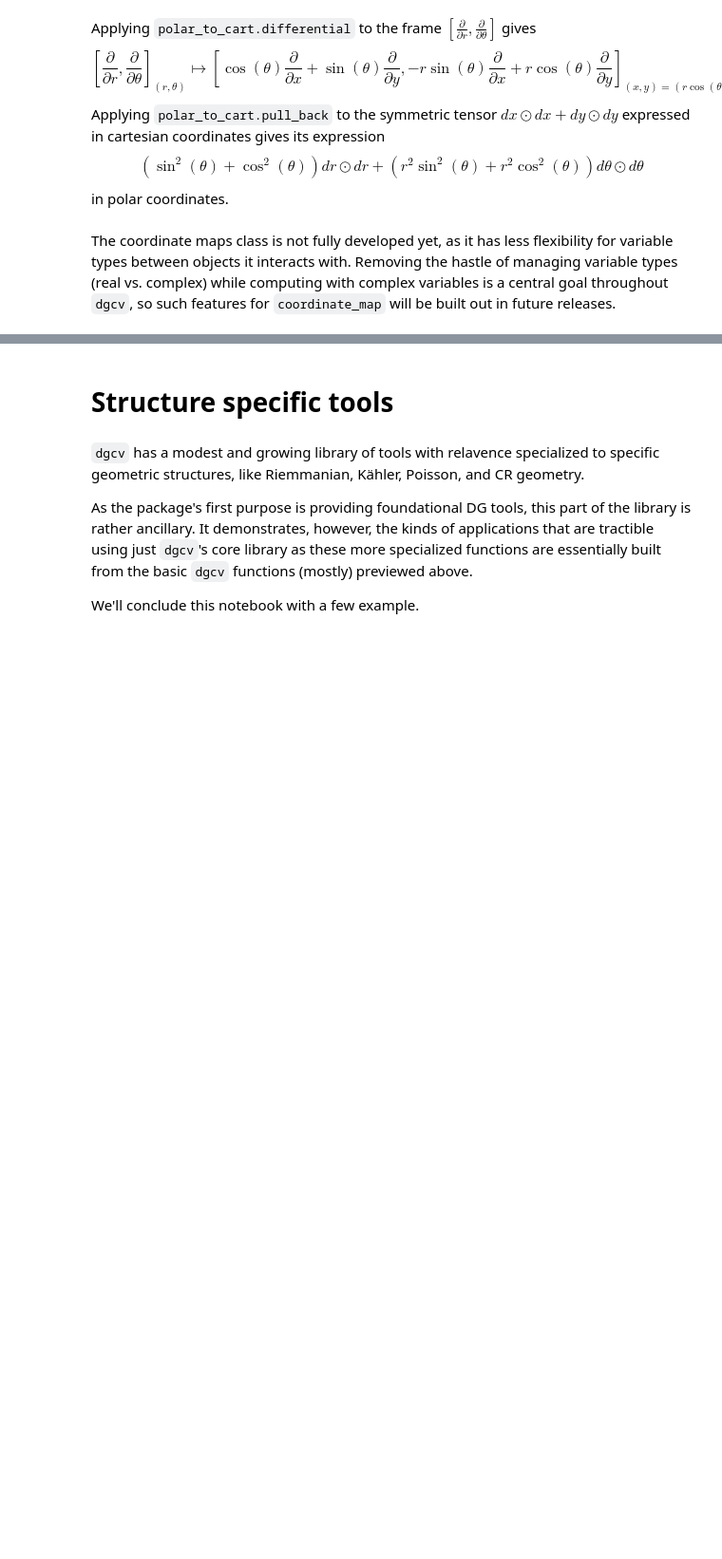
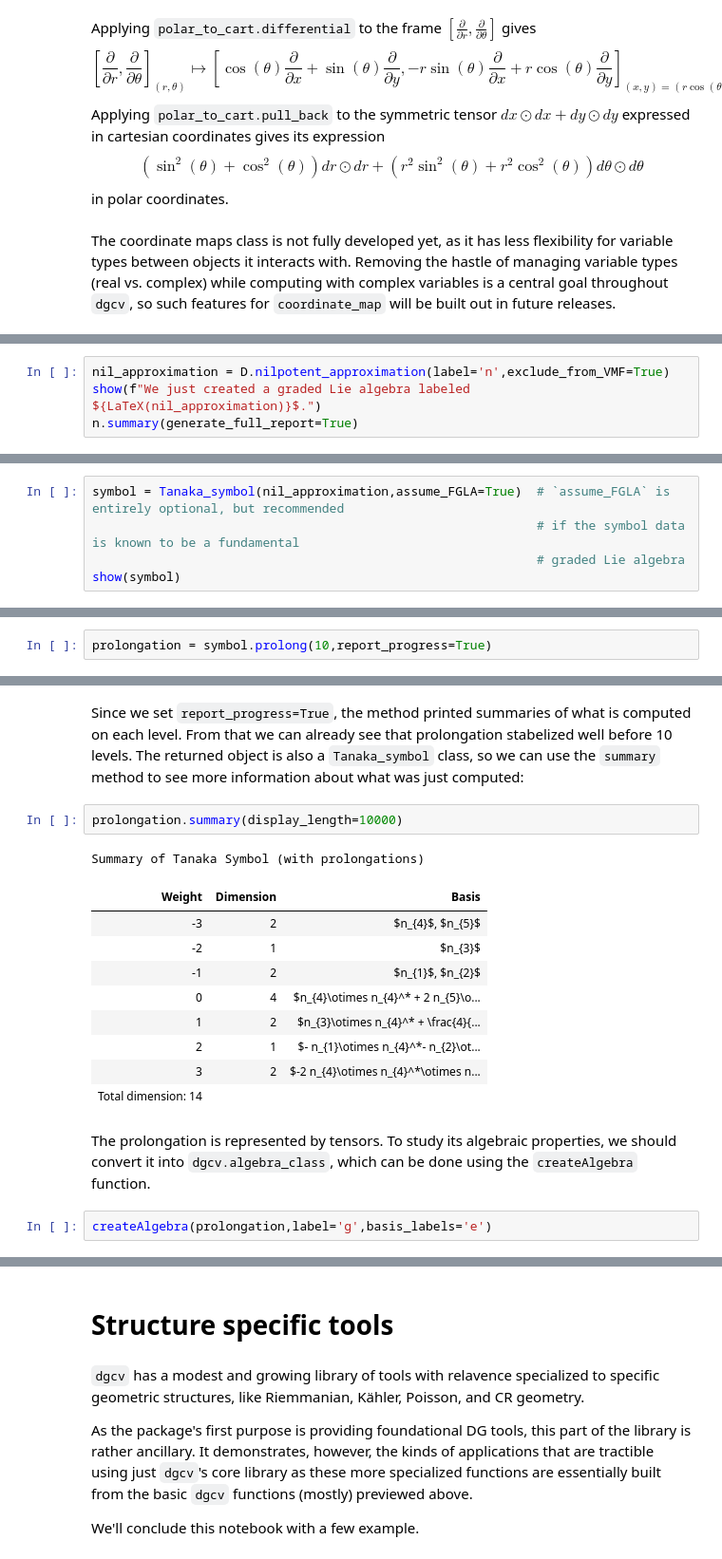
Before and after one commit to YikesItsSykes/DGCV, a Jupyter notebook: tutorials/DGCV_introduction.ipynb, the cells around one changed output, grey strips where cells are left out. Shown at 95% size. Saved outputs shown, nothing was run; the diff lists cells and outputs as text; blank space fills up the shorter version.

```diff
--- a/tutorials/DGCV_introduction.ipynb
+++ b/tutorials/DGCV_introduction.ipynb
@@ -732,0 +827,4 @@ The coordinate maps class is not fully developed yet, as it has less flexibility
+# %%
+nil_approximation = D.nilpotent_approximation(label='n',exclude_from_VMF=True)
+show(f"We just created a graded Lie algebra labeled ${LaTeX(nil_approximation)}$.")
+n.summary(generate_full_report=True)
@@ -732,0 +859,5 @@ The coordinate maps class is not fully developed yet, as it has less flexibility
+# %%
+symbol = Tanaka_symbol(nil_approximation,assume_FGLA=True)  # `assume_FGLA` is entirely optional, but recommended
+                                                            # if the symbol data is known to be a fundamental
+                                                            # graded Lie algebra
+show(symbol)
@@ -732,0 +888,2 @@ The coordinate maps class is not fully developed yet, as it has less flexibility
+# %%
+prolongation = symbol.prolong(10,report_progress=True)
@@ -732,0 +908,19 @@ The coordinate maps class is not fully developed yet, as it has less flexibility
+# %% [markdown]
+Since we set `report_progress=True`, the method printed summaries of what is computed on each level. From that we can already see that prolongation stabelized well before 10 levels. The returned object is also a `Tanaka_symbol` class, so we can use the `summary` method to see more information about what was just computed:
+# %%
+prolongation.summary(display_length=10000)
+# %% [output]
+Summary of Tanaka Symbol (with prolongations)
+| Weight | Dimension | Basis |
+| -3 | 2 | $n_{4}$, $n_{5}$ |
+| -2 | 1 | $n_{3}$ |
+| -1 | 2 | $n_{1}$, $n_{2}$ |
+| 0 | 4 | $n_{4}\otimes n_{4}^* + 2 n_{5}\o... |
+| 1 | 2 | $n_{3}\otimes n_{4}^* + \frac{4}{... |
+| 2 | 1 | $- n_{1}\otimes n_{4}^*- n_{2}\ot... |
+| 3 | 2 | $-2 n_{4}\otimes n_{4}^*\otimes n... |
+| Total dimension: 14 |  |  |
+# %% [markdown]
+The prolongation is represented by tensors. To study its algebraic properties, we should convert it into `dgcv.algebra_class`, which can be done using the `createAlgebra` function.
+# %%
+createAlgebra(prolongation,label='g',basis_labels='e')
```
Also changed, not shown: parts of 83 cells of this notebook, 16 other files.
